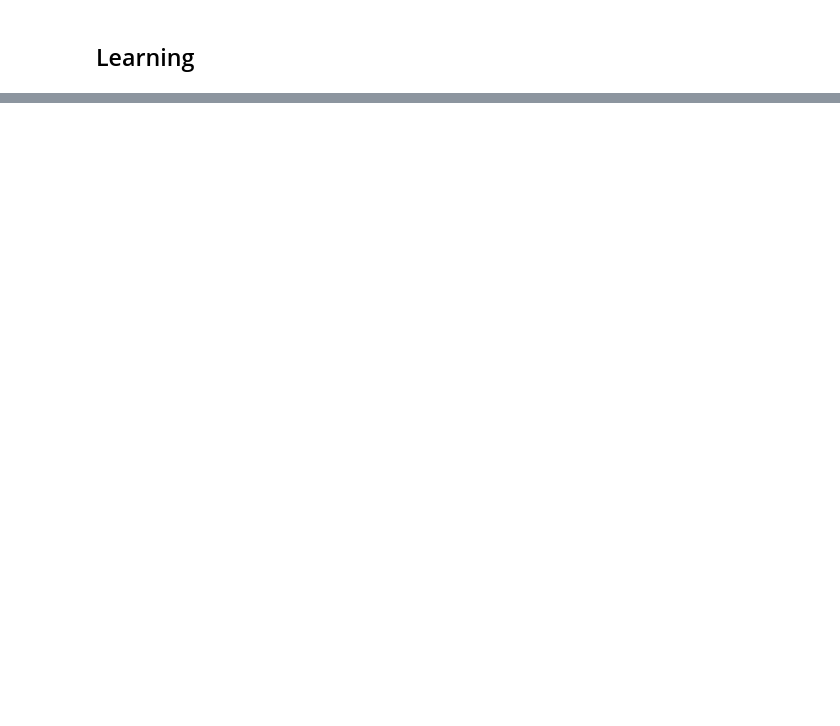
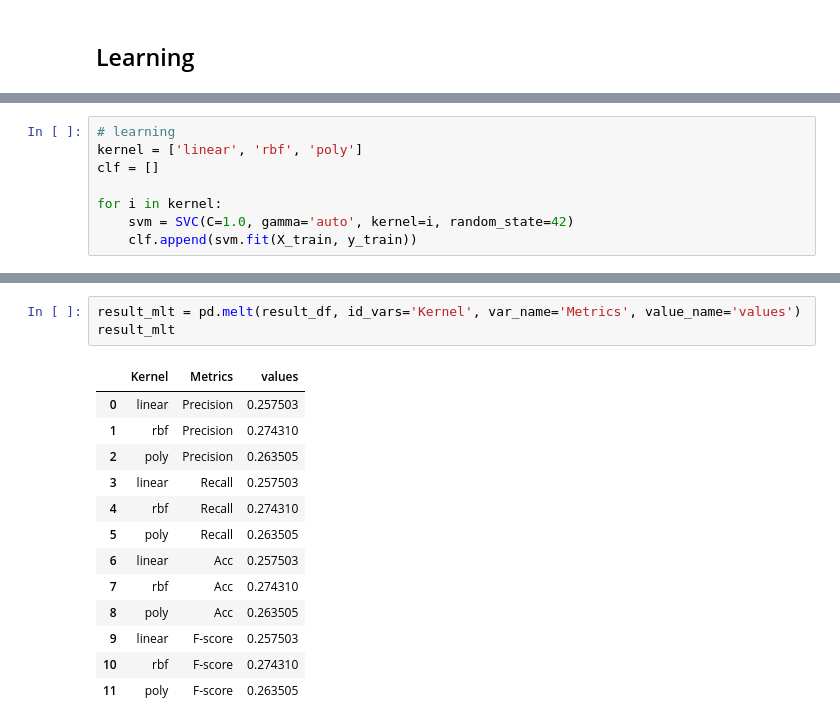
Before and after one commit to baibai25/en_2019, a Jupyter notebook: EDA.ipynb, the cells around one changed output, grey strips where cells are left out. Drawn from its saved outputs; the diff is of its cells as text; blank space fills up the shorter version.

```diff
--- a/EDA.ipynb
+++ b/EDA.ipynb
@@ -130,0 +147,8 @@ profile.to_file(outputfile="output.html")
+# %%
+# learning
+kernel = ['linear', 'rbf', 'poly']
+clf = []
+
+for i in kernel:
+    svm = SVC(C=1.0, gamma='auto', kernel=i, random_state=42)
+    clf.append(svm.fit(X_train, y_train))
@@ -130,0 +184,17 @@ profile.to_file(outputfile="output.html")
+# %%
+result_mlt = pd.melt(result_df, id_vars='Kernel', var_name='Metrics', value_name='values')
+result_mlt
+# %% [output]
+|  | Kernel | Metrics | values |
+| 0 | linear | Precision | 0.257503 |
+| 1 | rbf | Precision | 0.274310 |
+| 2 | poly | Precision | 0.263505 |
+| 3 | linear | Recall | 0.257503 |
+| 4 | rbf | Recall | 0.274310 |
+| 5 | poly | Recall | 0.263505 |
+| 6 | linear | Acc | 0.257503 |
+| 7 | rbf | Acc | 0.274310 |
+| 8 | poly | Acc | 0.263505 |
+| 9 | linear | F-score | 0.257503 |
+| 10 | rbf | F-score | 0.274310 |
+| 11 | poly | F-score | 0.263505 |
```
Also changed, not shown: parts of 14 cells of this notebook.
